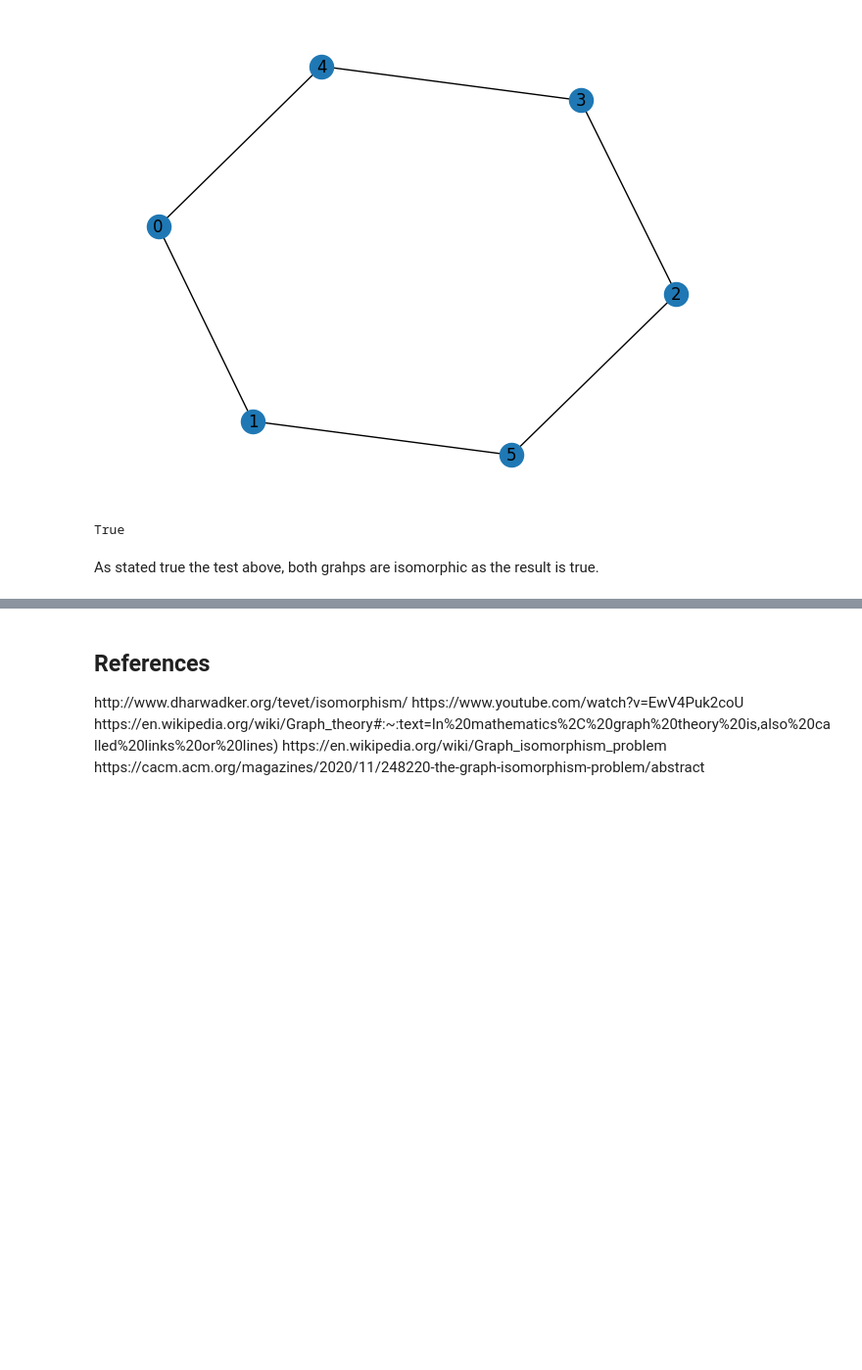
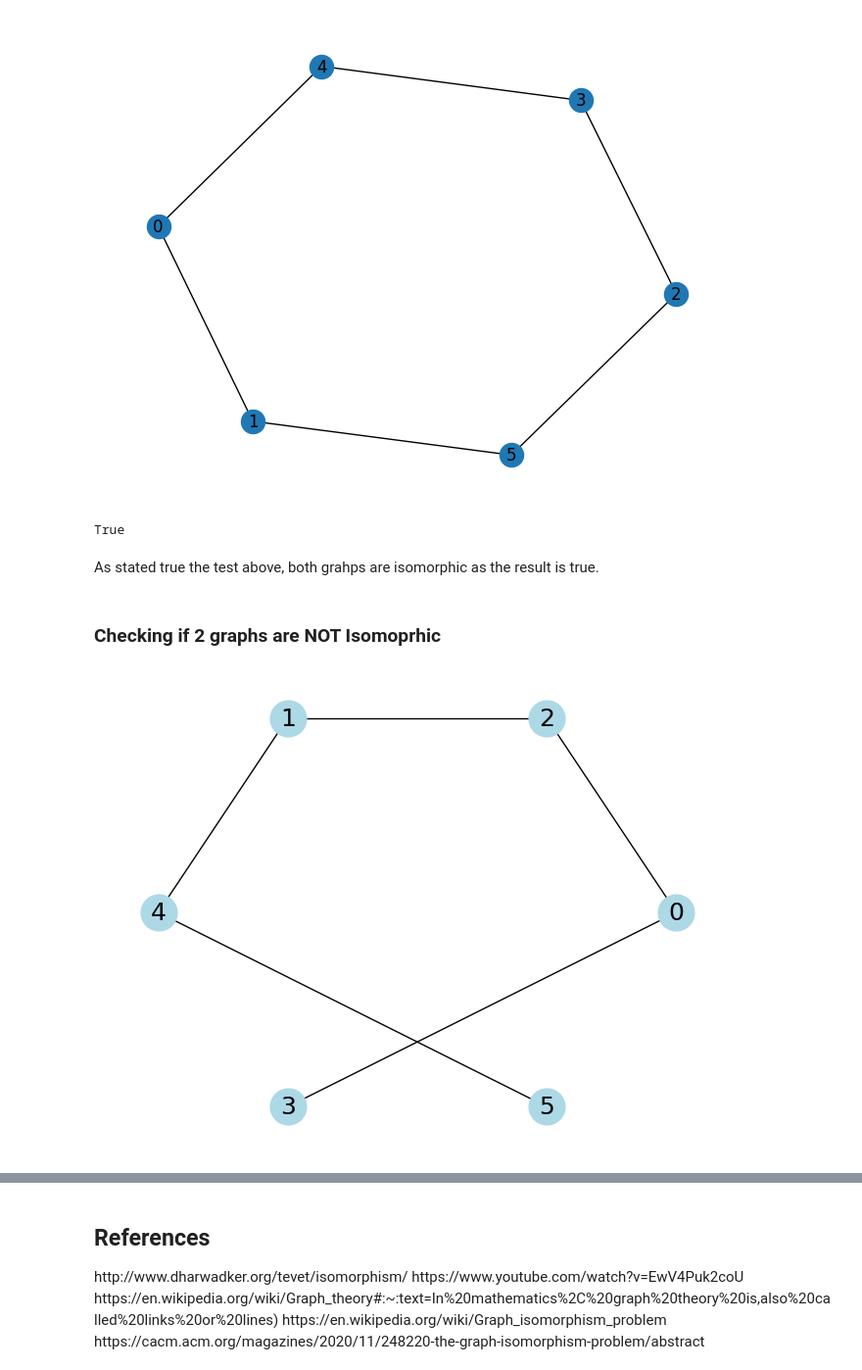
Before and after one commit to DanielFitzsimons/graph-theory-proj, a Jupyter notebook: graph-isomorphism.ipynb, the cells around one changed output, grey strips where cells are left out. Shown: that part at 98% size. Saved outputs shown, nothing was run; the diff lists cells and outputs as text; code cells hidden in the pictures; blank space fills up the shorter version.

```diff
--- a/graph-isomorphism.ipynb
+++ b/graph-isomorphism.ipynb
@@ -83,3 +83,18 @@ nx.is_isomorphic(g1,g2)
 True
 # %% [markdown]
 As stated true the test above, both grahps are isomorphic as the result is true.
+# %% [markdown]
+<h3>Checking if 2 graphs are NOT Isomoprhic</h3>
+# %%
+g3 = nx.Graph()
+g4 = nx.Graph()
+
+e1 = ((0,2), (1,4), (3,0), (2,1), (3,0), (5,4))
+e2 = ((0,3), (1,0), (2,5), (4,2), (4,1), (5,1))
+
+g3.add_edges_from(e1)
+g4.add_edges_from(e2)
+# %%
+nx.draw_circular(g3, **params)
+# %% [output]
+[figure, added]
```
Also changed, not shown: parts of 4 cells of this notebook.
